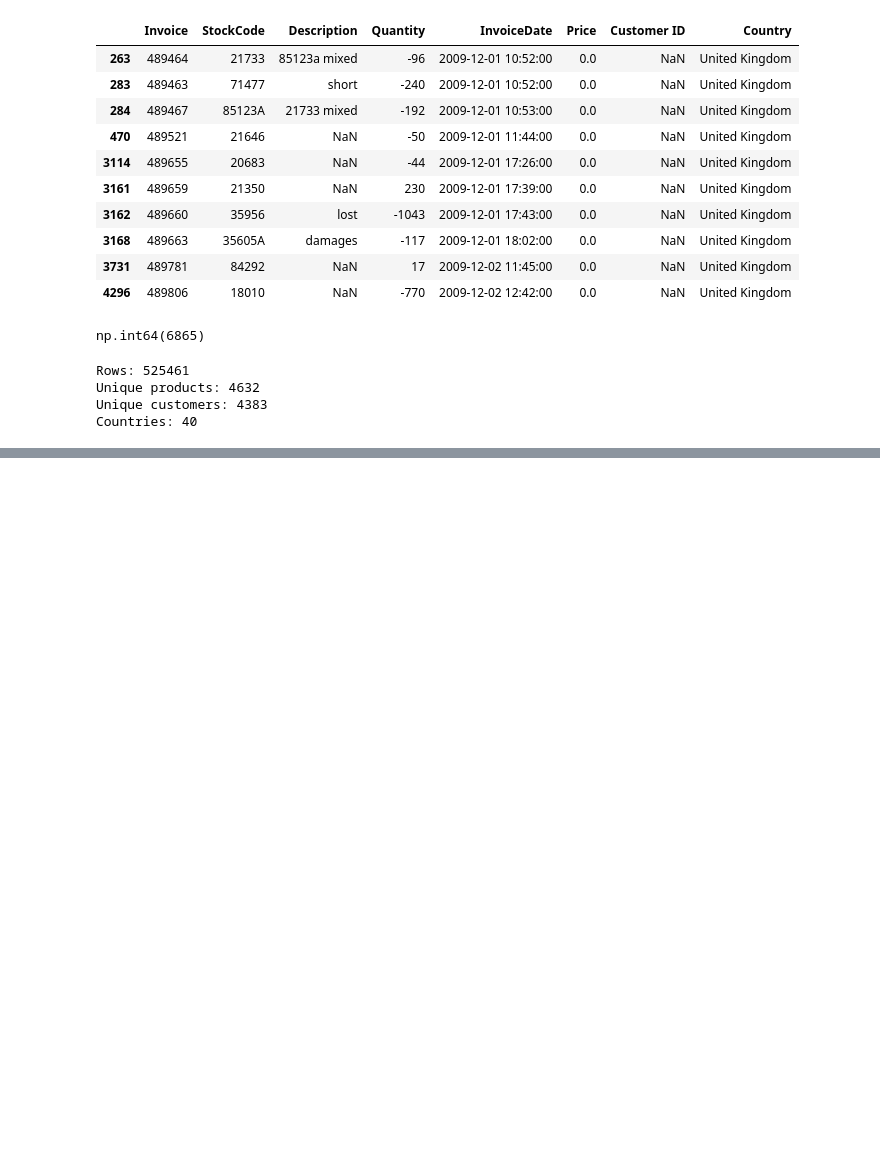
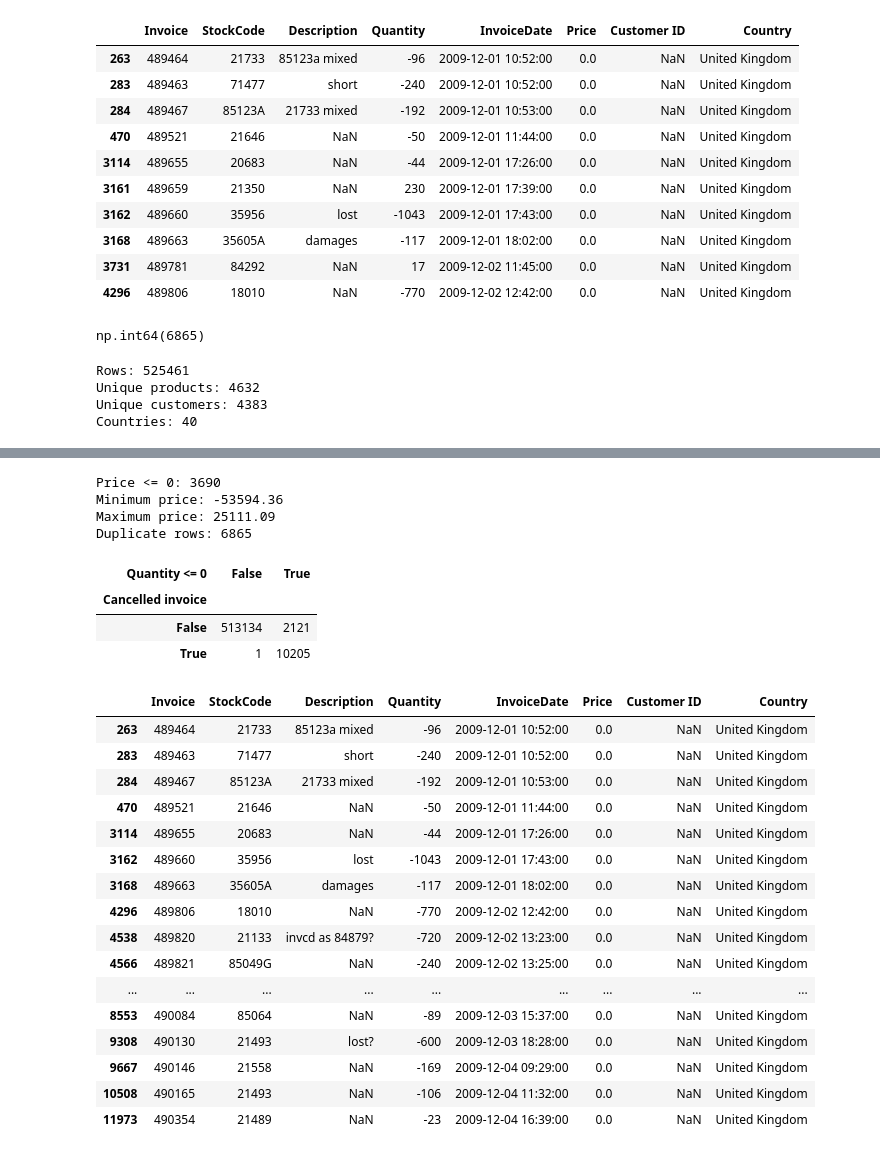
Before and after one commit to taragamache13/retail-demand-forecasting, a Jupyter notebook: notebooks/01_data_exploration.ipynb, the cells around one changed output, grey strips where cells are left out. Saved outputs shown, nothing was run; the diff lists cells and outputs as text; code cells hidden in the pictures; blank space fills up the shorter version.

Commit message:
data: investigate retail data quality and edge cases

```diff
--- a/notebooks/01_data_exploration.ipynb
+++ b/notebooks/01_data_exploration.ipynb
@@ -152,0 +226,47 @@ Countries: 40
+# %%
+print("Price <= 0:", (retail_2009_2010["Price"] <= 0).sum())
+print("Minimum price:", retail_2009_2010["Price"].min())
+print("Maximum price:", retail_2009_2010["Price"].max())
+print("Duplicate rows:", retail_2009_2010.duplicated().sum())
+# %% [output]
+Price <= 0: 3690
+Minimum price: -53594.36
+Maximum price: 25111.09
+Duplicate rows: 6865
+# %%
+quantity_issue = retail_2009_2010["Quantity"] <=0
+
+pd.crosstab(
+    cancelled_mask,
+    quantity_issue,
+    rownames=["Cancelled invoice"],
+    colnames=["Quantity <= 0"]
+)
+# %% [output]
+| Quantity <= 0 | False | True |
+| Cancelled invoice |  |  |
+| False | 513134 | 2121 |
+| True | 1 | 10205 |
+# %%
+retail_2009_2010[
+    (~cancelled_mask) &
+    (retail_2009_2010["Quantity"] <= 0)
+].head(20)
+# %% [output]
+|  | Invoice | StockCode | Description | Quantity | InvoiceDate | Price | Customer ID | Country |
+| 263 | 489464 | 21733 | 85123a mixed | -96 | 2009-12-01 10:52:00 | 0.0 | NaN | United Kingdom |
+| 283 | 489463 | 71477 | short | -240 | 2009-12-01 10:52:00 | 0.0 | NaN | United Kingdom |
+| 284 | 489467 | 85123A | 21733 mixed | -192 | 2009-12-01 10:53:00 | 0.0 | NaN | United Kingdom |
+| 470 | 489521 | 21646 | NaN | -50 | 2009-12-01 11:44:00 | 0.0 | NaN | United Kingdom |
+| 3114 | 489655 | 20683 | NaN | -44 | 2009-12-01 17:26:00 | 0.0 | NaN | United Kingdom |
+| 3162 | 489660 | 35956 | lost | -1043 | 2009-12-01 17:43:00 | 0.0 | NaN | United Kingdom |
+| 3168 | 489663 | 35605A | damages | -117 | 2009-12-01 18:02:00 | 0.0 | NaN | United Kingdom |
+| 4296 | 489806 | 18010 | NaN | -770 | 2009-12-02 12:42:00 | 0.0 | NaN | United Kingdom |
+| 4538 | 489820 | 21133 | invcd as 84879? | -720 | 2009-12-02 13:23:00 | 0.0 | NaN | United Kingdom |
+| 4566 | 489821 | 85049G | NaN | -240 | 2009-12-02 13:25:00 | 0.0 | NaN | United Kingdom |
+| ... | ... | ... | ... | ... | ... | ... | ... | ... |
+| 8553 | 490084 | 85064 | NaN | -89 | 2009-12-03 15:37:00 | 0.0 | NaN | United Kingdom |
+| 9308 | 490130 | 21493 | lost? | -600 | 2009-12-03 18:28:00 | 0.0 | NaN | United Kingdom |
+| 9667 | 490146 | 21558 | NaN | -169 | 2009-12-04 09:29:00 | 0.0 | NaN | United Kingdom |
+| 10508 | 490165 | 21493 | NaN | -106 | 2009-12-04 11:32:00 | 0.0 | NaN | United Kingdom |
+| 11973 | 490354 | 21489 | NaN | -23 | 2009-12-04 16:39:00 | 0.0 | NaN | United Kingdom |
```
Also changed, not shown: parts of 14 cells of this notebook.
